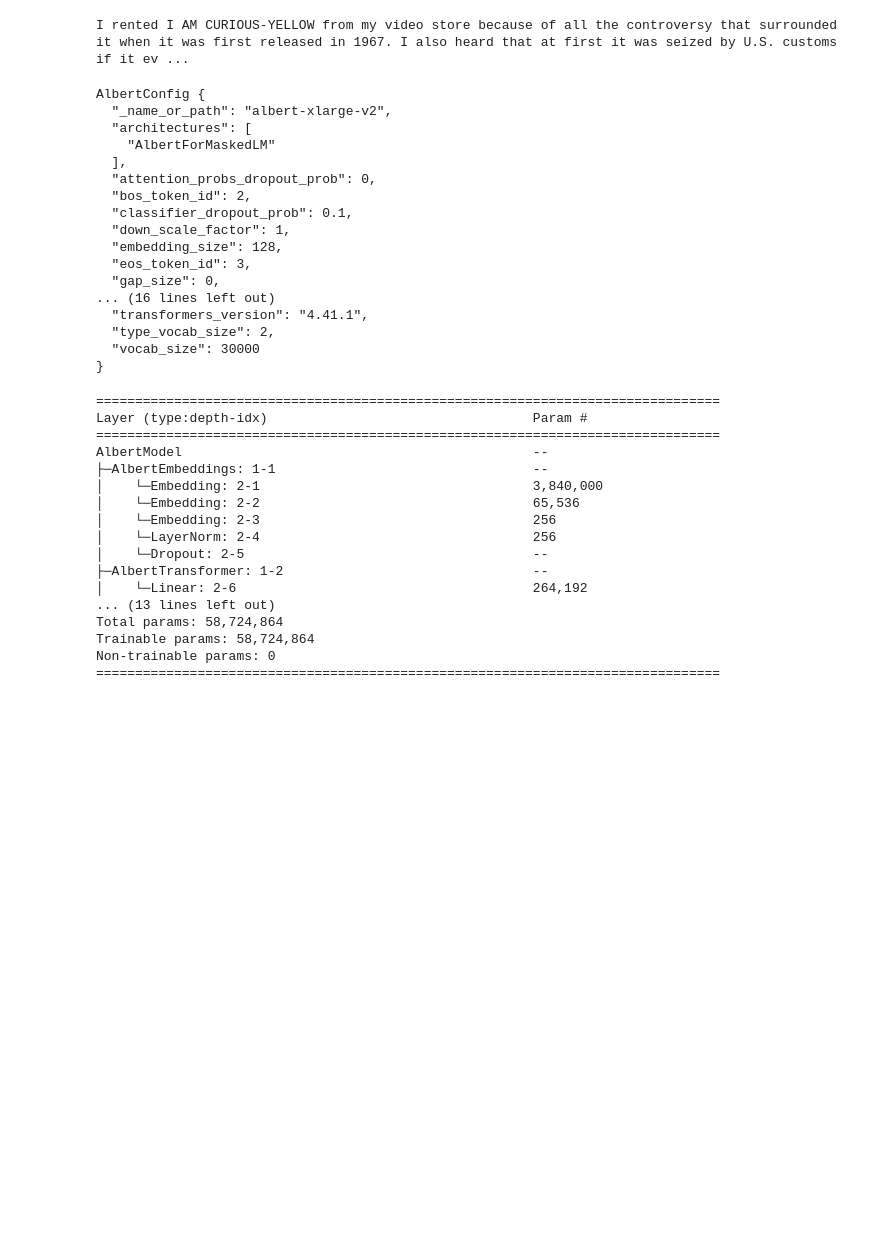
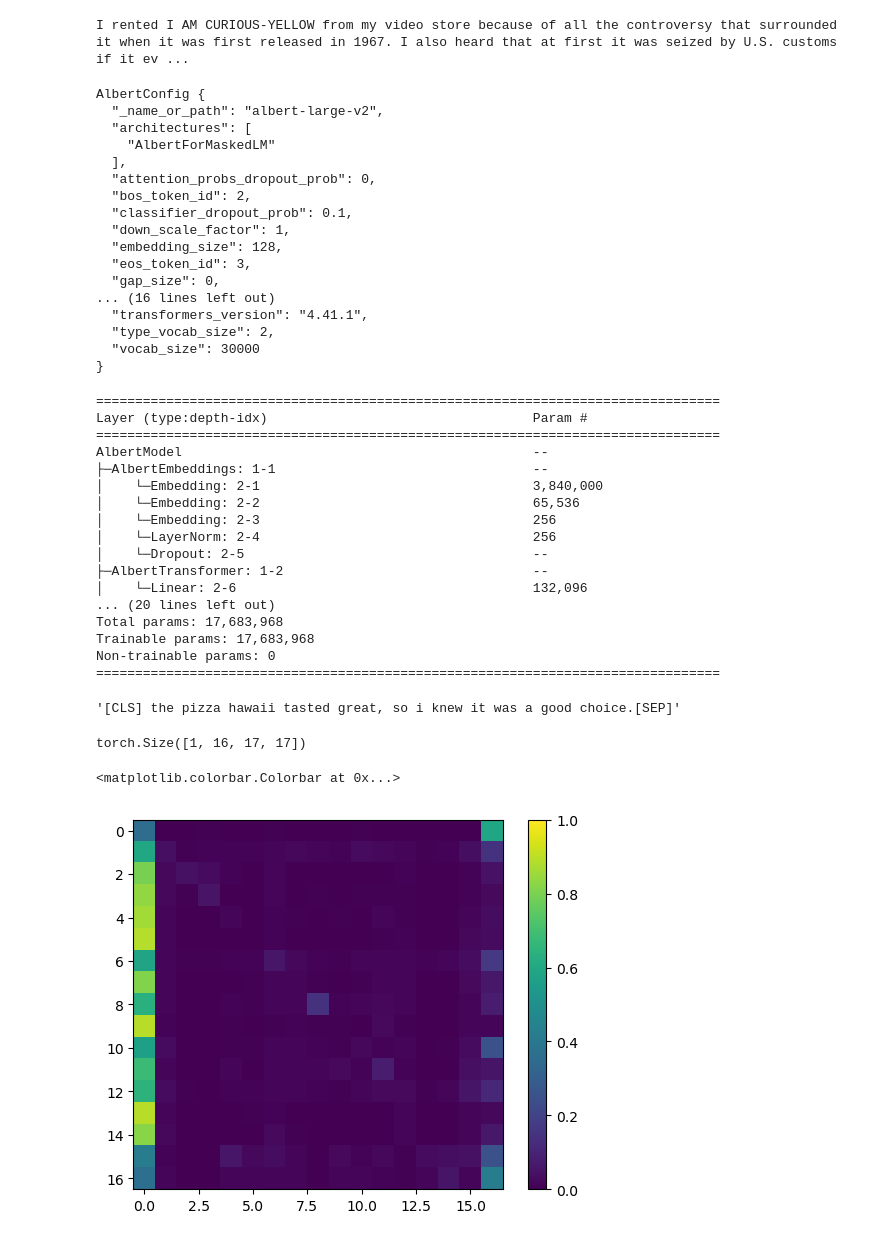
Before and after one commit to nkirschi/How-Transformers-Speak, a Jupyter notebook: notebook.ipynb, the cells around one changed output. Drawn from its saved outputs; the diff is of its cells as text; code cells hidden in the pictures; blank space fills up the shorter version.

```diff
--- a/notebook.ipynb
+++ b/notebook.ipynb
@@ -12,14 +12,16 @@ print(imdb[0]["text"])
 # %% [output]
 I rented I AM CURIOUS-YELLOW from my video store because of all the controversy that surrounded it when it was first released in 1967. I also heard that at first it was seized by U.S. customs if it ev ...
 # %%
-MODEL_ID = "albert-xlarge-v2"  # "bert-large-uncased" # "albert-xlarge-v2"
-NUM_ATTN_HEADS = 1
+MODEL_ID = "albert-large-v2"  # "bert-large-uncased" # "albert-large-v2"
+NUM_ATTN_HEADS = 16
 tokeniser = AutoTokenizer.from_pretrained(MODEL_ID)
-model = AutoModel.from_pretrained(MODEL_ID, num_attention_heads=NUM_ATTN_HEADS)
+config = AutoConfig.from_pretrained(MODEL_ID)
+config.num_attention_heads = NUM_ATTN_HEADS
+model = AutoModel.from_pretrained(MODEL_ID) #, config=config)
 print(model.config)
 # %% [output]
 AlbertConfig {
-  "_name_or_path": "albert-xlarge-v2",
+  "_name_or_path": "albert-large-v2",
   "architectures": [
     "AlbertForMaskedLM"
   ],
@@ -37,7 +39,7 @@ AlbertConfig {
 }
 # %%
 # note that the same single layer is called repeatedly in ALBERT
-print(summary(model, depth=6))
+print(summary(model, depth=8))
 # %% [output]
 ================================================================================
 Layer (type:depth-idx)                                  Param #
@@ -50,9 +52,29 @@ AlbertModel                                             --
 │    └─LayerNorm: 2-4                                   256
 │    └─Dropout: 2-5                                     --
 ├─AlbertTransformer: 1-2                                --
-│    └─Linear: 2-6                                      264,192
-... (13 lines left out)
-Total params: 58,724,864
-Trainable params: 58,724,864
+│    └─Linear: 2-6                                      132,096
+... (20 lines left out)
+Total params: 17,683,968
+Trainable params: 17,683,968
 Non-trainable params: 0
 ================================================================================
+# %%
+input = tokeniser("The pizza Hawaii tasted great, so I knew it was a good choice.", return_tensors="pt", truncation=True, return_attention_mask=False)
+output = model(**input, output_hidden_states=True, output_attentions=True)
+# %%
+tokeniser.decode(input["input_ids"][0])
+# %% [output]
+'[CLS] the pizza hawaii tasted great, so i knew it was a good choice.[SEP]'
+# %%
+output.attentions[0].shape
+# %% [output]
+torch.Size([1, 16, 17, 17])
+# %%
+import matplotlib.pyplot as plt
+layer = 0
+head = 0
+plt.imshow(output.attentions[layer].squeeze()[head].detach(),  vmin=0, vmax=1)
+plt.colorbar()
+# %% [output]
+<matplotlib.colorbar.Colorbar at 0x...>
+[figure, added]
```
